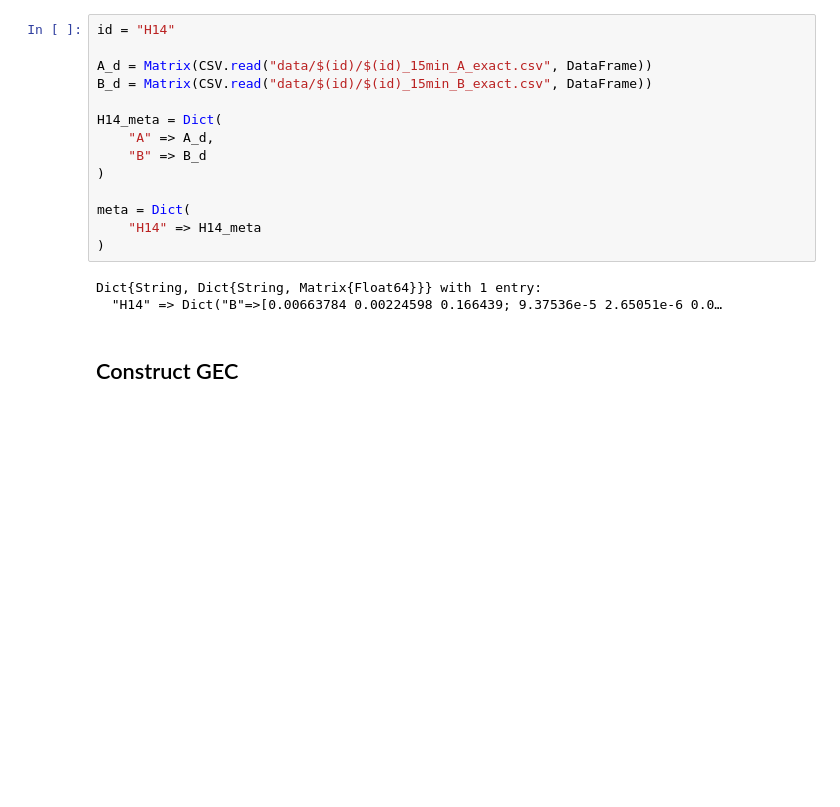
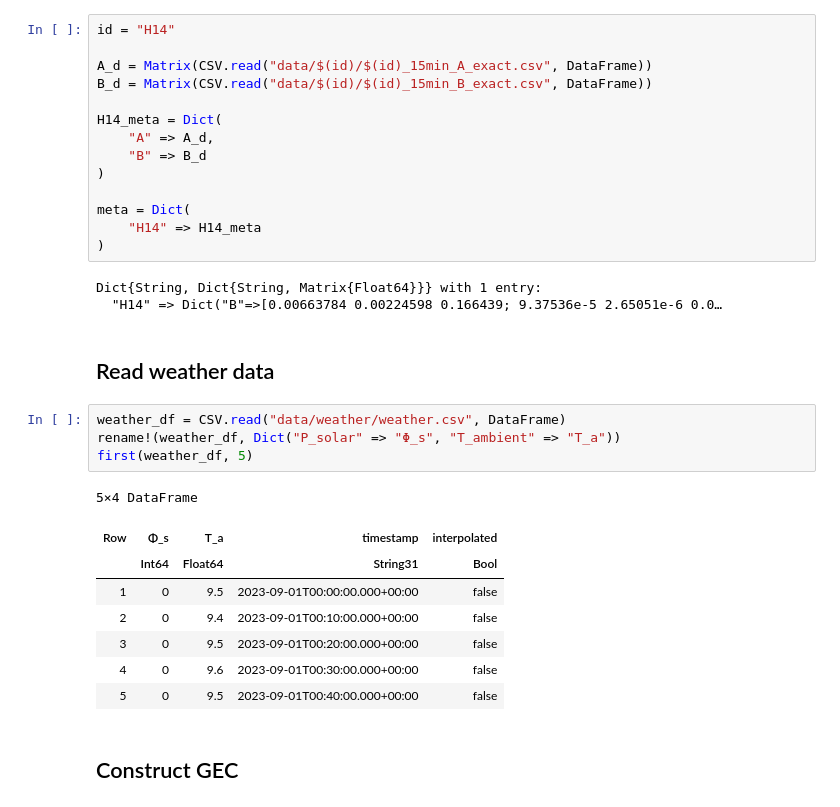
Before and after one commit to XinLiTue/Congestion-Management-based-on-Thermal-Comfort, a Jupyter notebook: OPF-jl.ipynb, the cells around one changed output. Cells and saved outputs as stored; diff of their text form; blank space fills up the shorter version.

```diff
--- a/OPF-jl.ipynb
+++ b/OPF-jl.ipynb
@@ -103,6 +104,21 @@ meta = Dict(
 # %% [output]
 Dict{String, Dict{String, Matrix{Float64}}} with 1 entry:
   "H14" => Dict("B"=>[0.00663784 0.00224598 0.166439; 9.37536e-5 2.65051e-6 0.0…
+# %% [markdown]
+## Read weather data
+# %%
+weather_df = CSV.read("data/weather/weather.csv", DataFrame)
+rename!(weather_df, Dict("P_solar" => "Φ_s", "T_ambient" => "T_a"))
+first(weather_df, 5)
+# %% [output]
+5×4 DataFrame
+| Row | Φ_s | T_a | timestamp | interpolated |
+|  | Int64 | Float64 | String31 | Bool |
+| 1 | 0 | 9.5 | 2023-09-01T00:00:00.000+00:00 | false |
+| 2 | 0 | 9.4 | 2023-09-01T00:10:00.000+00:00 | false |
+| 3 | 0 | 9.5 | 2023-09-01T00:20:00.000+00:00 | false |
+| 4 | 0 | 9.6 | 2023-09-01T00:30:00.000+00:00 | false |
+| 5 | 0 | 9.5 | 2023-09-01T00:40:00.000+00:00 | false |
 # %% [markdown]
 ## Construct GEC
 # %%
```
Also changed, not shown: parts of 8 cells of this notebook, 9 other files.
